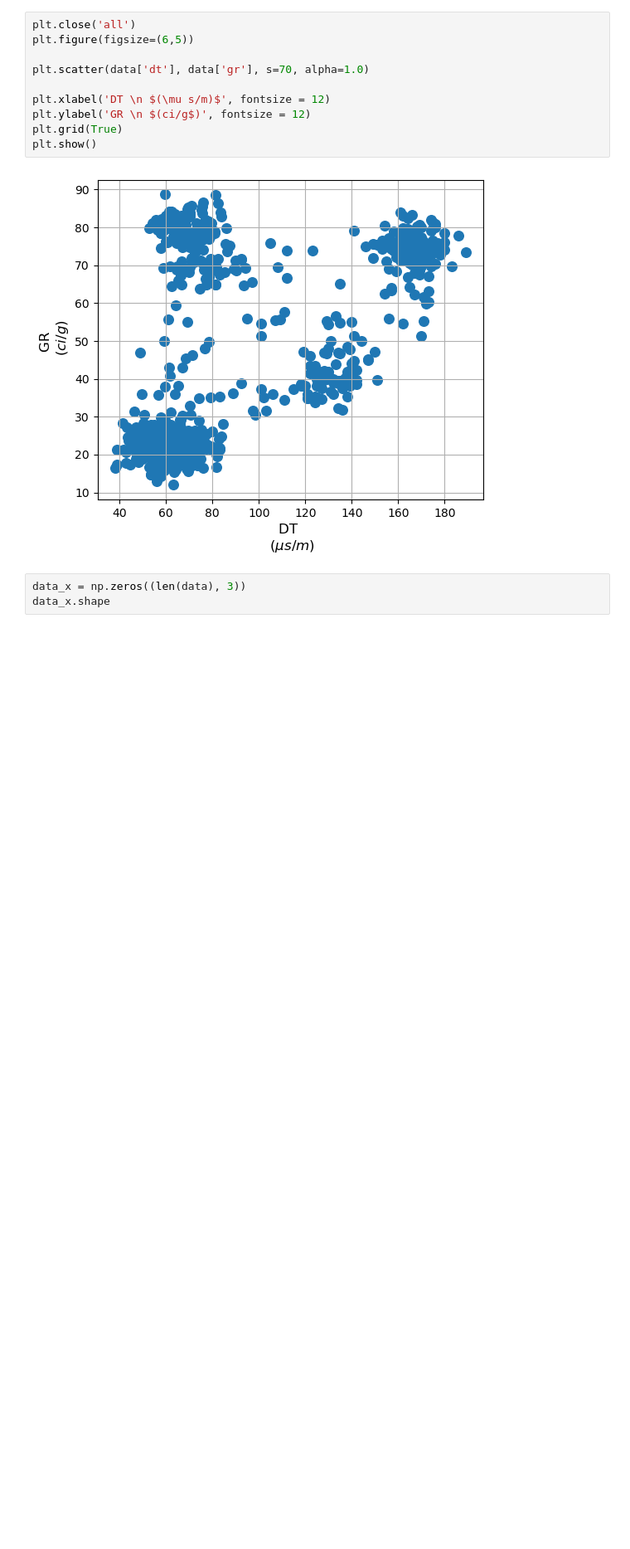
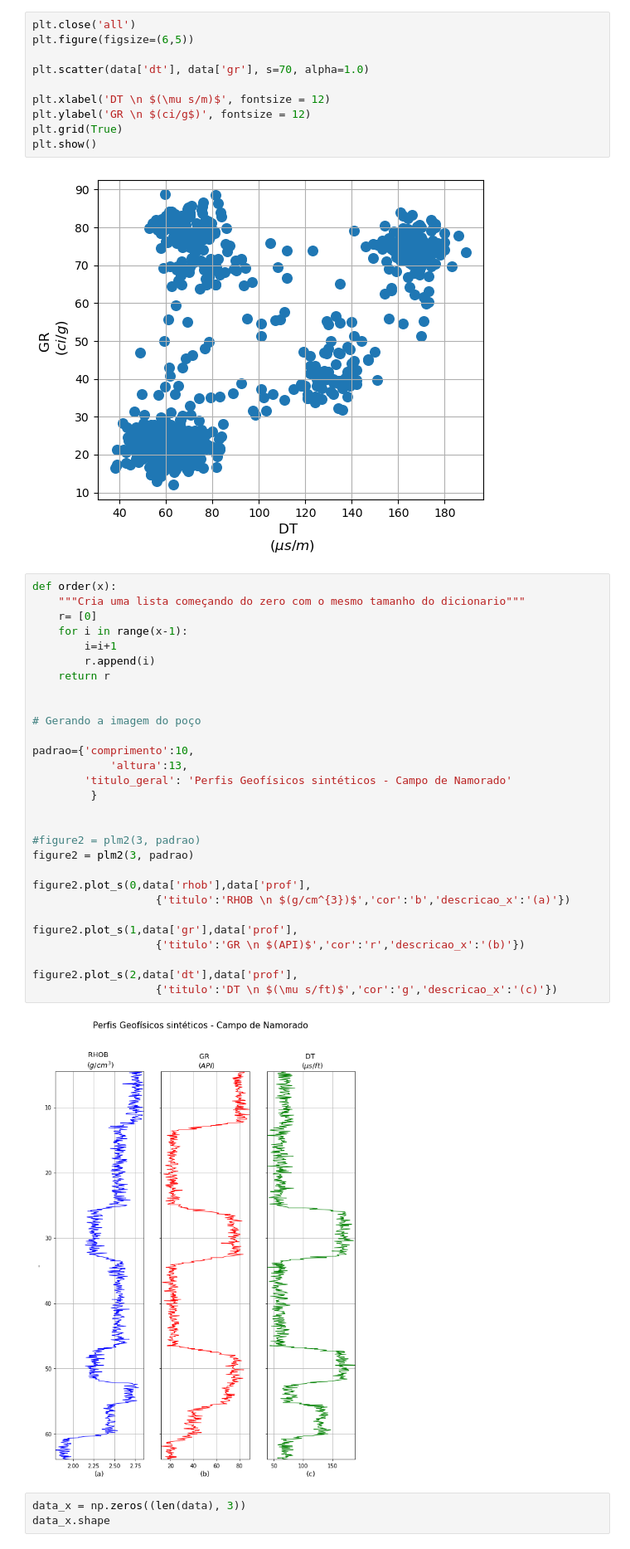
Before and after one commit to Ibsen-Gomes/Self_Organizing_Maps, a Jupyter notebook: SOM_notebook.ipynb, the cells around one changed output. Shown at 83% size. Drawn from its saved outputs; the diff is of its cells as text; blank space fills up the shorter version.

```diff
--- a/SOM_notebook.ipynb
+++ b/SOM_notebook.ipynb
@@ -113,6 +120,37 @@ plt.grid(True)
 plt.show()
 # %% [output]
 [figure]
+# %%
+def order(x):
+    """Cria uma lista começando do zero com o mesmo tamanho do dicionario"""
+    r= [0]
+    for i in range(x-1):
+        i=i+1
+        r.append(i)
+    return r
+
+
+# Gerando a imagem do poço
+
+padrao={'comprimento':10,
+            'altura':13,
+        'titulo_geral': 'Perfis Geofísicos sintéticos - Campo de Namorado'
+         }
+
+
+#figure2 = plm2(3, padrao)
+figure2 = plm2(3, padrao)
+
+figure2.plot_s(0,data['rhob'],data['prof'],
+                   {'titulo':'RHOB \n $(g/cm^{3})$','cor':'b','descricao_x':'(a)'})
+
+figure2.plot_s(1,data['gr'],data['prof'],
+                   {'titulo':'GR \n $(API)$','cor':'r','descricao_x':'(b)'})
+
+figure2.plot_s(2,data['dt'],data['prof'],
+                   {'titulo':'DT \n $(\mu s/ft)$','cor':'g','descricao_x':'(c)'})
+# %% [output]
+[figure, added]
 # %%
 data_x = np.zeros((len(data), 3))
 data_x.shape
```
Also changed, not shown: parts of 19 cells of this notebook, 9 other files.
